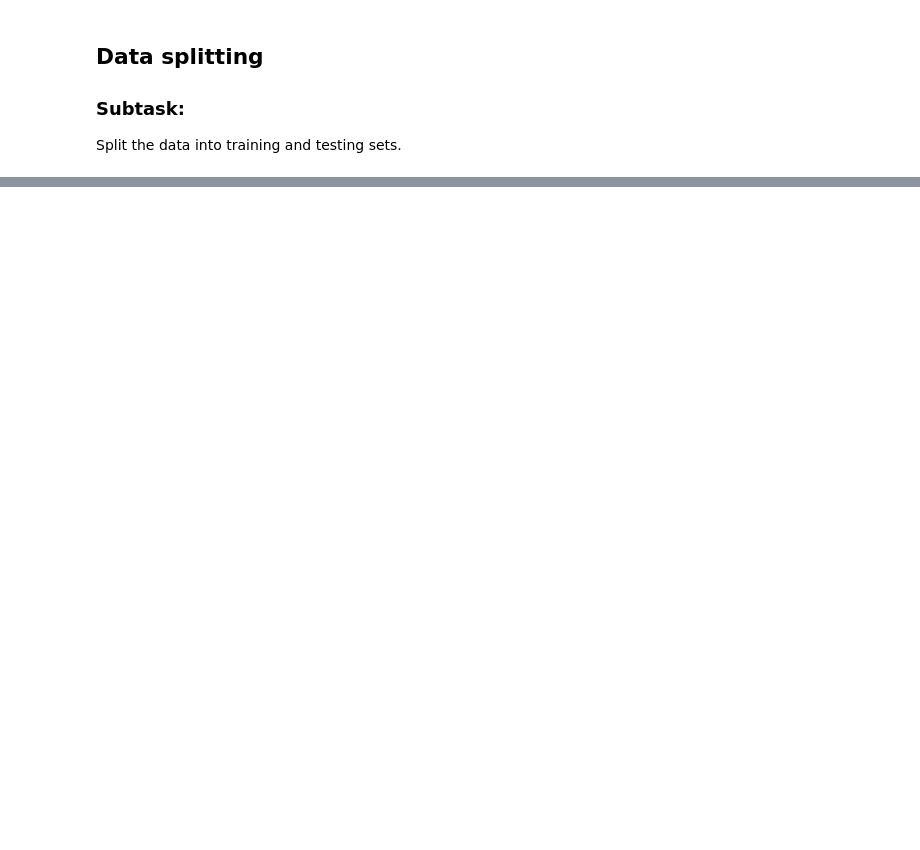
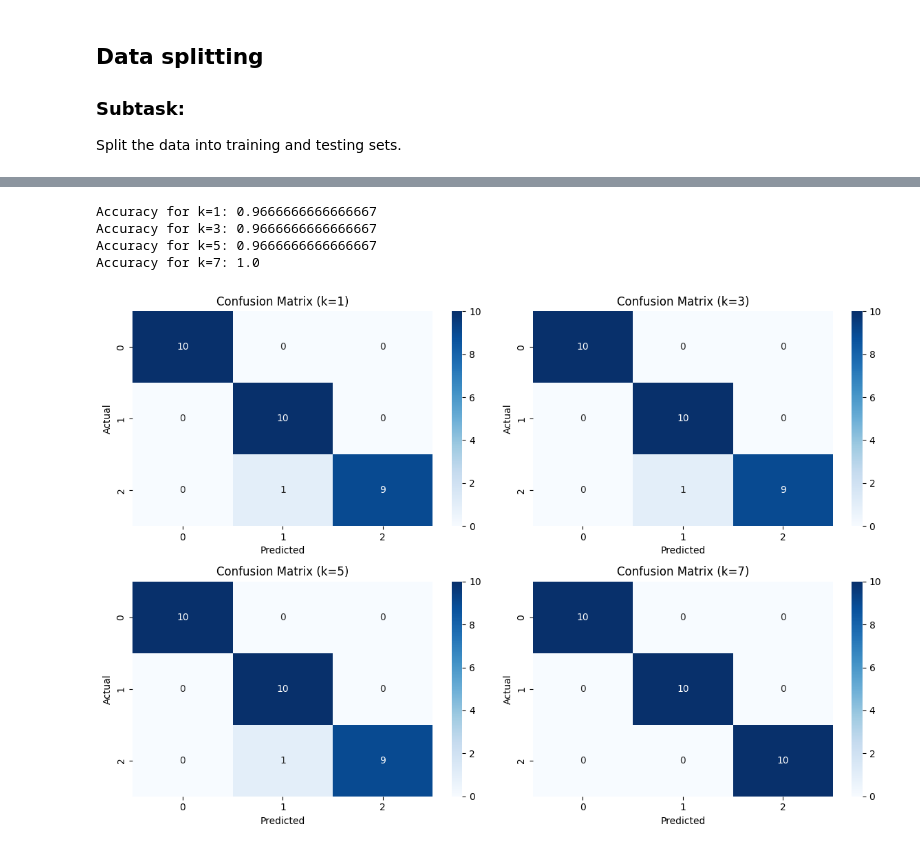
Before and after one commit to sravani12-ui/Task-7-AI-ML, a Jupyter notebook: Task6.ipynb, the cells around one changed output, grey strips where cells are left out. Cells and saved outputs as stored; diff of their text form; code cells hidden in the pictures; blank space fills up the shorter version.

```diff
--- a/Task6.ipynb
+++ b/Task6.ipynb
@@ -224,16 +203,0 @@ Evaluate the performance of the trained KNN classifiers using accuracy and confu
-# %%
-from sklearn.metrics import accuracy_score, confusion_matrix, ConfusionMatrixDisplay
-import matplotlib.pyplot as plt
-
-for k, knn in classifiers.items():
-    y_pred = knn.predict(X_test)
-    accuracy = accuracy_score(y_test, y_pred)
-    print(f"Accuracy for k={k}: {accuracy}")
-
-    cm = confusion_matrix(y_test, y_pred)
-    print(f"Confusion Matrix for k={k}:\n{cm}")
-
-    disp = ConfusionMatrixDisplay(confusion_matrix=cm, display_labels=knn.classes_)
-    disp.plot()
-    plt.title(f"Confusion Matrix for k={k}")
-    plt.show()
@@ -264,0 +204,44 @@ Confusion Matrix for k=10:
+# %%
+from sklearn.metrics import accuracy_score, confusion_matrix
+import seaborn as sns
+import matplotlib.pyplot as plt
+
+# Predict the target variable for the test data using each model
+y_pred_1 = knn_1.predict(X_test)
+y_pred_3 = knn_3.predict(X_test)
+y_pred_5 = knn_5.predict(X_test)
+y_pred_7 = knn_7.predict(X_test)
+
+# Calculate the accuracy score for each model
+accuracy_1 = accuracy_score(y_test, y_pred_1)
+accuracy_3 = accuracy_score(y_test, y_pred_3)
+accuracy_5 = accuracy_score(y_test, y_pred_5)
+accuracy_7 = accuracy_score(y_test, y_pred_7)
+
+print(f"Accuracy for k=1: {accuracy_1}")
+print(f"Accuracy for k=3: {accuracy_3}")
+print(f"Accuracy for k=5: {accuracy_5}")
+print(f"Accuracy for k=7: {accuracy_7}")
+
+# Generate and plot confusion matrices for each model
+models = [knn_1, knn_3, knn_5, knn_7]
+y_preds = [y_pred_1, y_pred_3, y_pred_5, y_pred_7]
+k_values = [1, 3, 5, 7]
+
+fig, axes = plt.subplots(2, 2, figsize=(12, 8))
+axes = axes.ravel()
+
+for i, (model, y_pred, k) in enumerate(zip(models, y_preds, k_values)):
+  cm = confusion_matrix(y_test, y_pred)
+  sns.heatmap(cm, annot=True, fmt="d", ax=axes[i], cmap="Blues")
+  axes[i].set_title(f"Confusion Matrix (k={k})")
+  axes[i].set_xlabel("Predicted")
+  axes[i].set_ylabel("Actual")
+plt.tight_layout()
+plt.show()
+# %% [output]
+Accuracy for k=1: 0.9666666666666667
+Accuracy for k=3: 0.9666666666666667
+Accuracy for k=5: 0.9666666666666667
+Accuracy for k=7: 1.0
+[figure, added]
```
Also changed, not shown: parts of 40 cells of this notebook.
